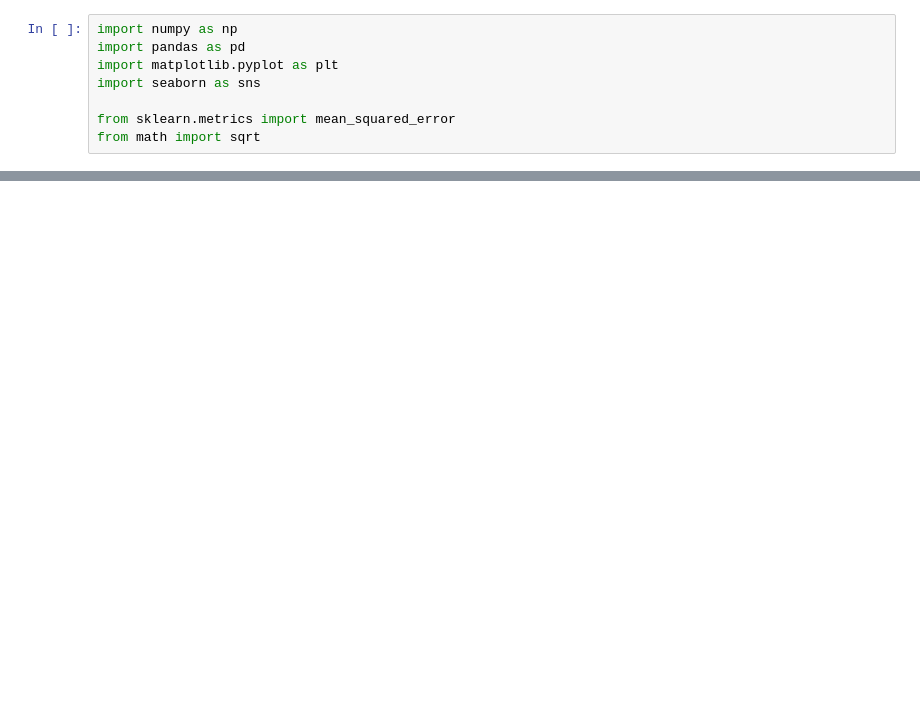
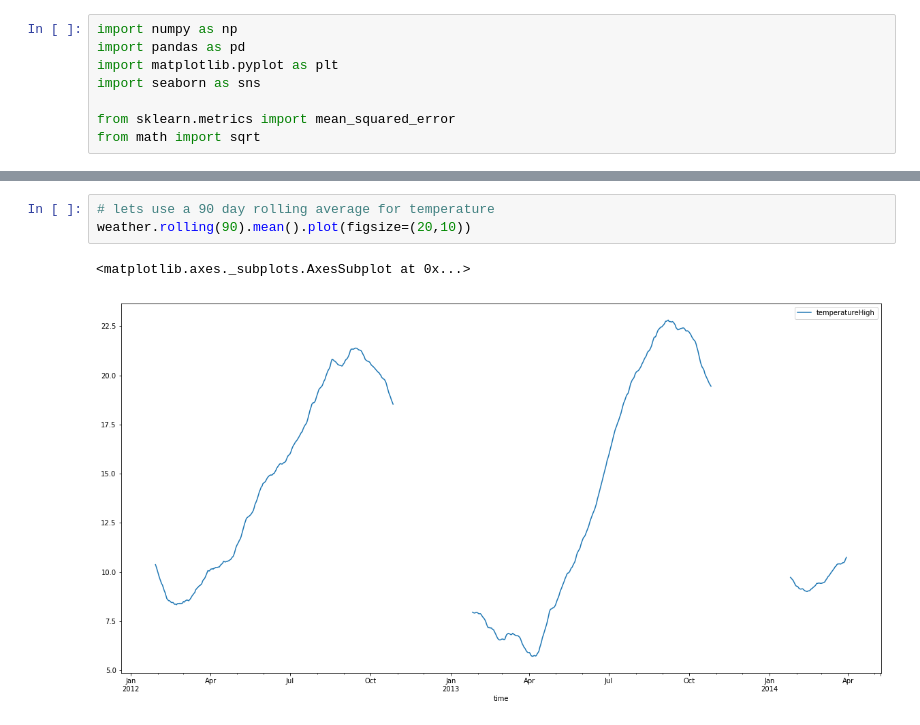
Before and after one commit to gregory1506/COMP6940, a Jupyter notebook: 03717357_Gregory_A5/03717357_COMP6940_A5.ipynb, the cells around one changed output, grey strips where cells are left out. Drawn from its saved outputs; the diff is of its cells as text; blank space fills up the shorter version.

```diff
--- a/03717357_Gregory_A5/03717357_COMP6940_A5.ipynb
+++ b/03717357_Gregory_A5/03717357_COMP6940_A5.ipynb
@@ -36,0 +116,6 @@ shape after duplicates is (882, 1)
+# %%
+# lets use a 90 day rolling average for temperature
+weather.rolling(90).mean().plot(figsize=(20,10))
+# %% [output]
+<matplotlib.axes._subplots.AxesSubplot at 0x...>
+[figure, added]
```
Also changed, not shown: parts of 11 cells of this notebook.
